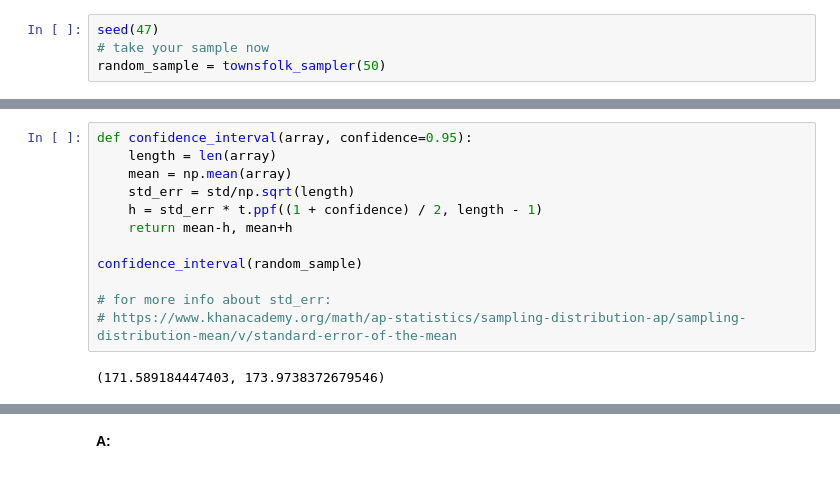
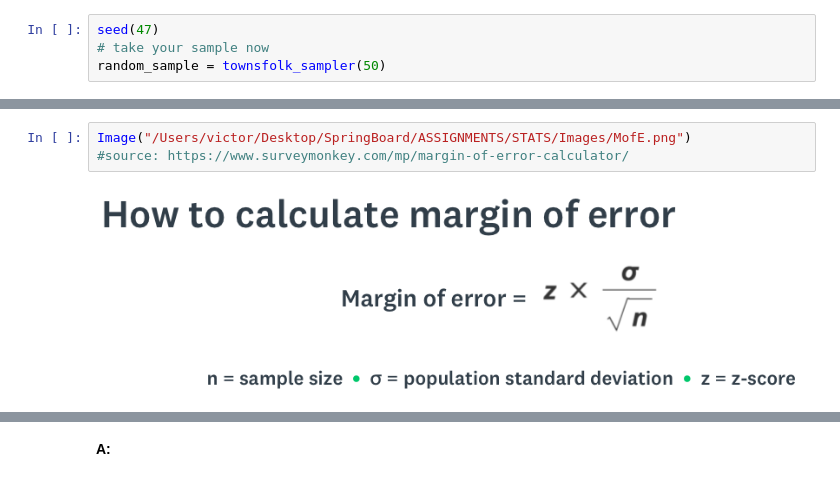
Before and after one commit to Victor-Palacios/General_Data_Skills, a Jupyter notebook: infer_stats_1A-Q6.25.ipynb, the cells around one changed output, grey strips where cells are left out. Drawn from its saved outputs; the diff is of its cells as text.

```diff
--- a/infer_stats_1A-Q6.25.ipynb
+++ b/infer_stats_1A-Q6.25.ipynb
@@ -419,14 +395,5 @@ print(margin_error)
-# %%
-def confidence_interval(array, confidence=0.95):
-    length = len(array)
-    mean = np.mean(array)
-    std_err = std/np.sqrt(length)
-    h = std_err * t.ppf((1 + confidence) / 2, length - 1)
-    return mean-h, mean+h
-
-confidence_interval(random_sample)
-
-# for more info about std_err:
-# https://www.khanacademy.org/math/ap-statistics/sampling-distribution-ap/sampling-distribution-mean/v/standard-error-of-the-mean
-# %% [output]
-(171.589184447403, 173.9738372679546)
+# %%
+Image("/Users/victor/Desktop/SpringBoard/ASSIGNMENTS/STATS/Images/MofE.png")
+#source: https://www.surveymonkey.com/mp/margin-of-error-calculator/
+# %% [output]
+[figure, added]
```
Also changed, not shown: parts of 13 cells of this notebook, 1 other file.
